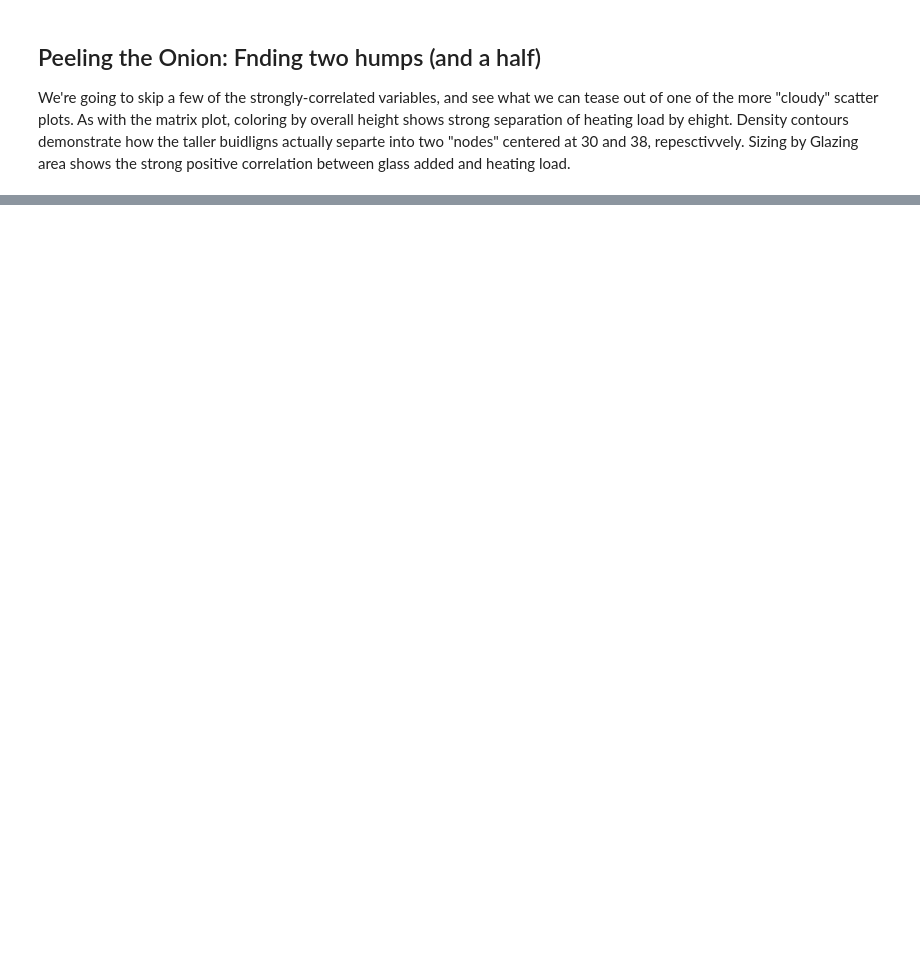
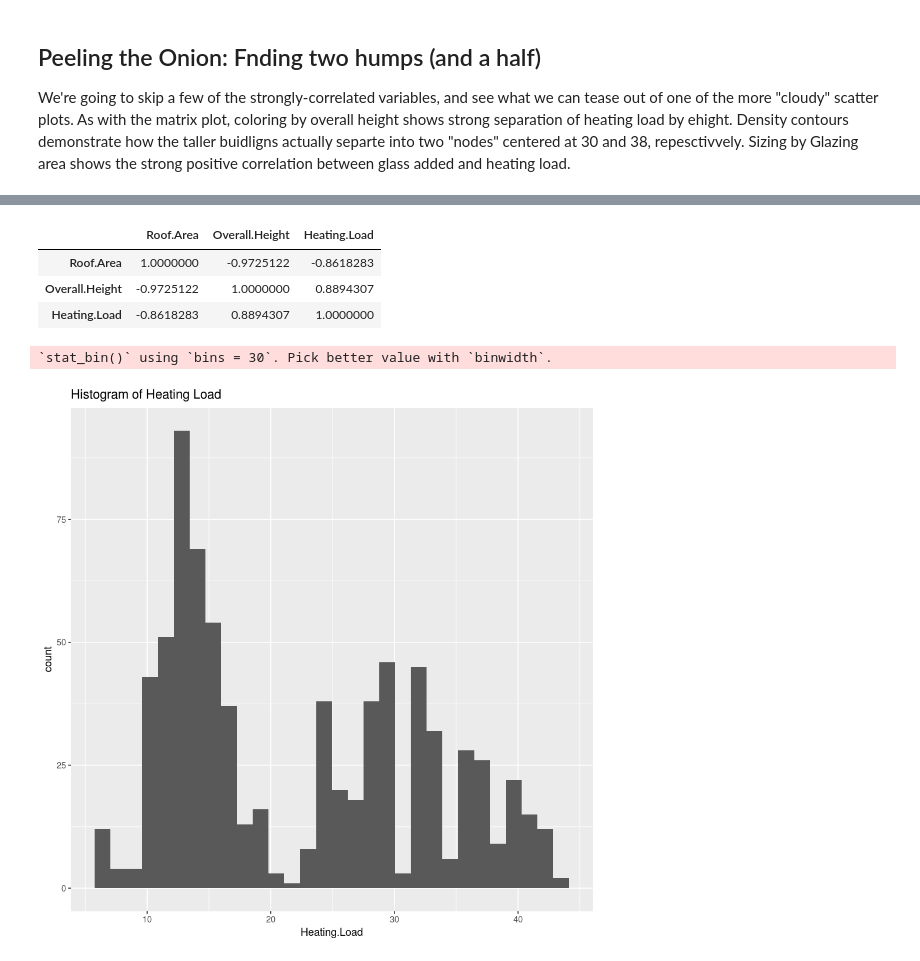
Before and after one commit to JingruWu10/UW_DataScience, a Jupyter notebook: Q2/HW01/HW01_Salemann.ipynb, the cells around one changed output, grey strips where cells are left out. Cells and saved outputs as stored; diff of their text form; code cells hidden in the pictures; blank space fills up the shorter version.

```diff
--- a/Q2/HW01/HW01_Salemann.ipynb
+++ b/Q2/HW01/HW01_Salemann.ipynb
@@ -108,0 +200,19 @@ Through visual investigatin, we've  been ablet to ....
+# %%
+ bldg.compact = bldg.energy[, c('Roof.Area',
+                                'Overall.Height',
+                                'Heating.Load')]
+# %%
+cor (bldg.compact)
+# %% [output]
+|  | Roof.Area | Overall.Height | Heating.Load |
+| Roof.Area | 1.0000000 | -0.9725122 | -0.8618283 |
+| Overall.Height | -0.9725122 | 1.0000000 | 0.8894307 |
+| Heating.Load | -0.8618283 | 0.8894307 | 1.0000000 |
+# %%
+require(ggplot2)
+ggplot(bldg.energy, aes(Heating.Load)) + ## Specify the data frame and columns. Note the + chain operator
+     geom_histogram() + ## Fuction for the plot type
+     ggtitle('Histogram of Heating Load')
+# %% [output]
+`stat_bin()` using `bins = 30`. Pick better value with `binwidth`.
+[figure, added]
```
Also changed, not shown: parts of 37 cells of this notebook, 1 other file.
